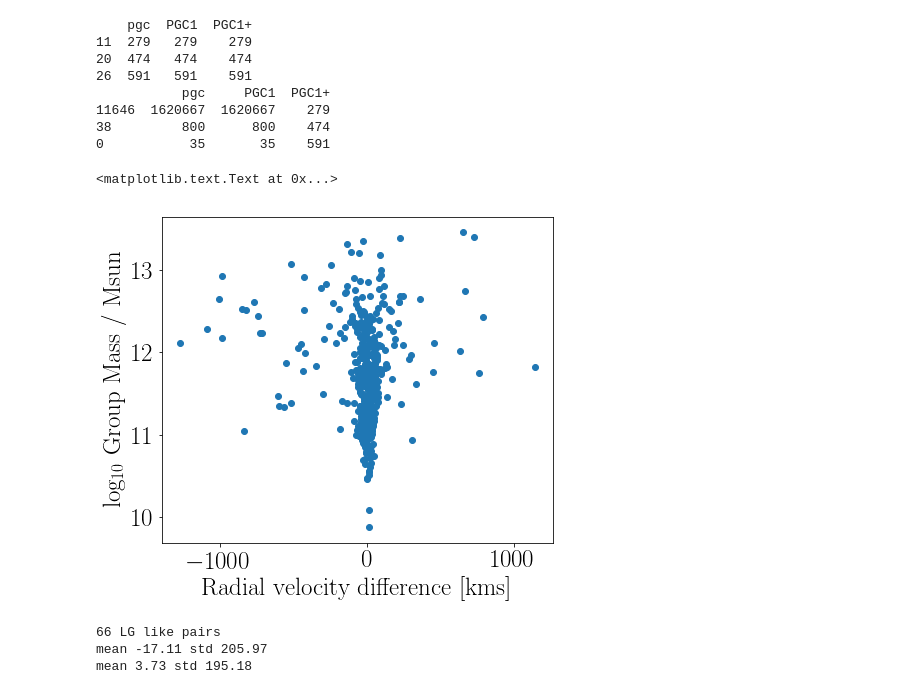
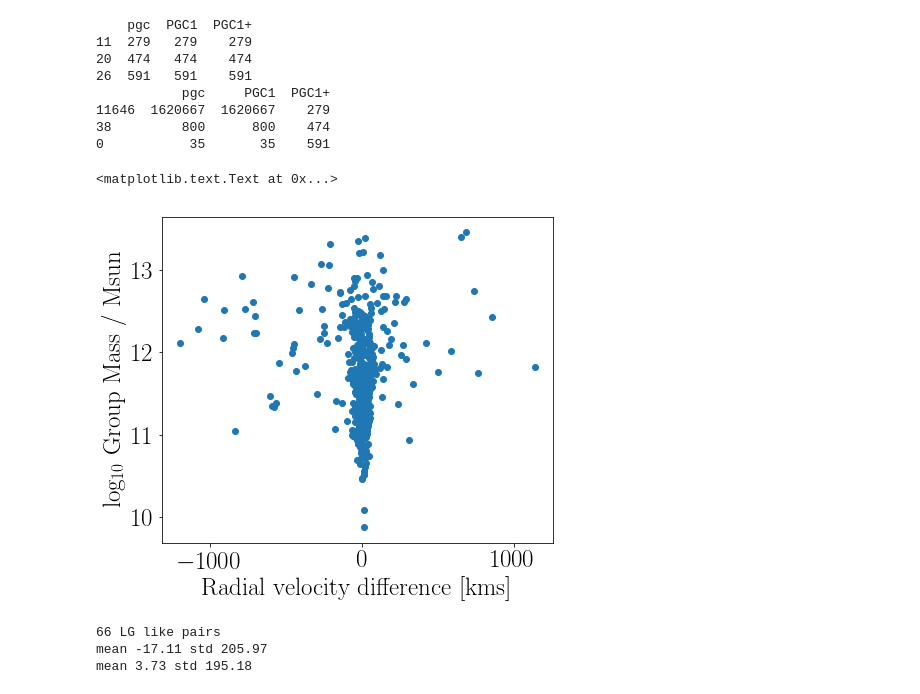
Before and after one commit to forero/GalaxyPairs, a Jupyter notebook: code/pairs_3500kms.ipynb, the cells around one changed output. Saved outputs shown, nothing was run; the diff lists cells and outputs as text; code cells hidden in the pictures.

```diff
--- a/code/pairs_3500kms.ipynb
+++ b/code/pairs_3500kms.ipynb
@@ -109,16 +110,18 @@ print(group_MW[['pgc', 'PGC1', 'PGC1+']][0:3])
 # %%
 fig = plt.figure(1, figsize=(7,6))
 plt.rc('text', usetex=True,)
 plt.rc('font', family='serif', size=25)
 
-plt.scatter(group_M31['Vhel'].values- group_MW['Vhel'].values,
+#ii = (group_M31['gD'].values>0) & (group_MW['gD'].values>0)
+#print(np.count_nonzero(ii))
+plt.scatter(group_M31['gVh'].values- group_MW['gVh'].values,
            np.log10(10**group_M31['gMassL'].values+10**group_MW['gMassL'].values))
 
 plt.xlabel('Radial velocity difference [kms]')
 plt.ylabel('log$_{10}$ Group Mass / Msun')
 # %% [output]
 <matplotlib.text.Text at 0x...>
-[figure, old version]
+[figure, new version]
 # %%
 fig = plt.figure(1, figsize=(7,6))
 
```
Also changed, not shown: parts of 12 cells of this notebook.
